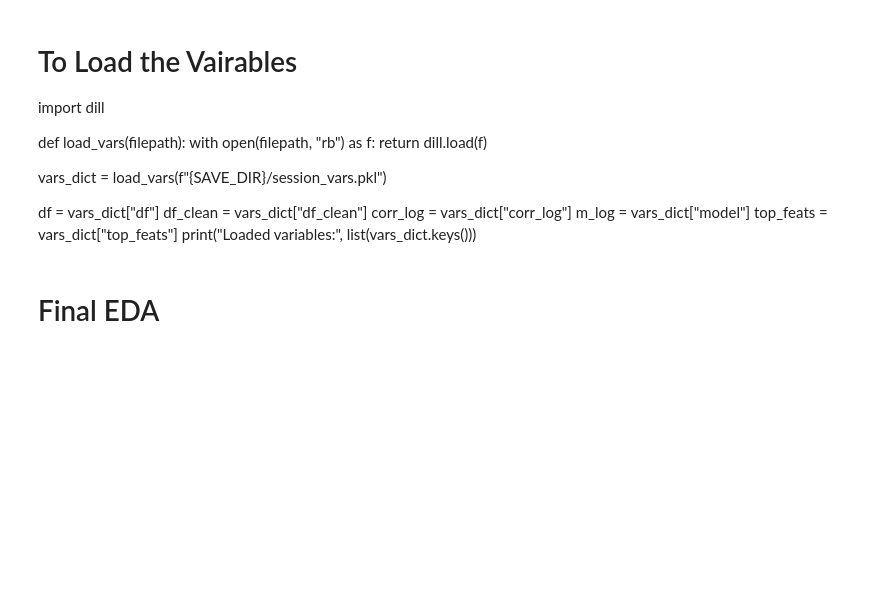
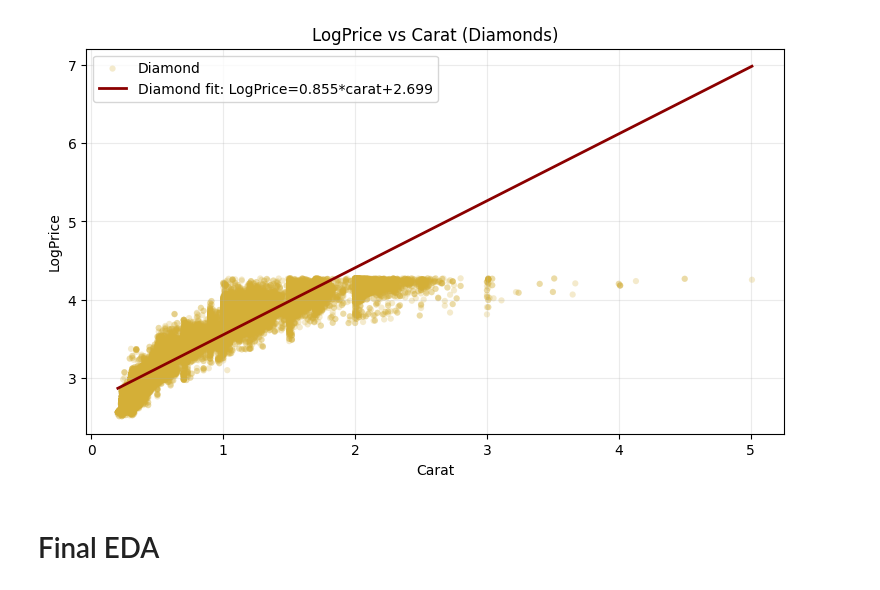
Before and after one commit to Wathsala2002/Gemstone-Price-Prediction, a Jupyter notebook: notebooks/03__EDA.ipynb, the cells around one changed output. Drawn from its saved outputs; the diff is of its cells as text; code cells hidden in the pictures; blank space fills up the shorter version.

```diff
--- a/notebooks/03__EDA.ipynb
+++ b/notebooks/03__EDA.ipynb
@@ -1,6 +1,9 @@
 # %%
 import pandas as pd
-path = "/content/drive/MyDrive/ML Final Project/Train Dataset with Log Price.csv"
+!git clone https://github.com/Wathsala2002/Gemstone-Price-Prediction.git
+%cd Gemstone-Price-Prediction
+
+path = 'data/Final_Dataset.csv'
 df = pd.read_csv(path)
 
 df.head()
@@ -8,8 +26,9 @@ df.head()
 df.shape
 df.info()
 
-# normalize Type text (optional but recommended)
-df["Type"] = df["Type"].astype(str).str.strip().str.title()
+# normalize categorical text (optional but recommended)
+# If you intended to normalize a different column, replace 'cut' with the correct column name.
+df["cut"] = df["cut"].astype(str).str.strip().str.title()
 
-df["Type"].value_counts()
+df["cut"].value_counts()
 df.nunique()
@@ -46,13 +123,17 @@ import pandas as pd
 import matplotlib.pyplot as plt
 from scipy import stats
 # %%
-target = "Price"
+target = "price"
 log_target = "LogPrice"   # <-- use the existing column from the dataset
 
 # -----------------------------
 # Basic cleaning for target(s)
 # -----------------------------
 df = df.copy()
+
+# Create LogPrice if it doesn't exist, assuming log10 transform of price
+if log_target not in df.columns:
+    df[log_target] = np.log10(df[target].clip(lower=1e-9)) # Use clip to handle price=0 if any
 
 # Coerce target columns to numeric if needed
 df[target] = pd.to_numeric(df[target], errors="coerce")
@@ -172,65 +320,36 @@ df[["Carat","X","Y","Z"]].corr()
 # %%
 import numpy as np
 import matplotlib.pyplot as plt
 
-gold = "#D4AF37"          # Diamond
-zirconia_c = "dodgerblue" # Zirconia
+gold = "#D4AF37"          # Diamond color
 
-price_col = "Price"
-log_col   = "LogPrice"    # <-- change to your dataset's log column name
+# Use 'df' because it has 'LogPrice' and 'df_clean' does not.
+# Correct column names to lowercase and remove 'Type' and 'Price' uppercase.
+# Assuming the current 'df' (from Final_Dataset.csv) contains only diamonds.
+df_plot = df[["carat", "price", "LogPrice"]].dropna().copy()
+df_plot = df_plot[(df_plot["carat"] > 0) & (df_plot["price"] > 0)]
 
-df_plot = df_clean[["Type", "Carat", price_col, log_col]].dropna().copy()
-df_plot = df_plot[(df_plot["Carat"] > 0) & (df_plot[price_col] > 0)]
-
-d = df_plot[df_plot["Type"] == "Diamond"]
-z = df_plot[df_plot["Type"] == "Zirconia"]
-
-# Use existing log column (no np.log10 / np.log / log1p)
-xd, yd = d["Carat"].to_numpy(), d[log_col].to_numpy()
-xz, yz = z["Carat"].to_numpy(), z[log_col].to_numpy()
+# Since the current df (from Final_Dataset.csv) does not have a 'Type' column
+# and is implied to be only diamonds, we treat all data as 'Diamond'.
+xd, yd = df_plot["carat"].to_numpy(), df_plot["LogPrice"].to_numpy()
 
 plt.figure(figsize=(9, 5))
 
-# Scatter
+# Scatter for Diamonds
 plt.scatter(xd, yd, alpha=0.25, s=20, c=gold, edgecolors="none", label="Diamond")
-plt.scatter(xz, yz, alpha=0.55, s=25, c=zirconia_c, edgecolors="none", label="Zirconia")
 
-# Trendline: Diamond
+# Trendline for Diamonds
 if len(xd) >= 2:
     md, bd = np.polyfit(xd, yd, 1)
     xline_d = np.linspace(xd.min(), xd.max(), 200)
     plt.plot(xline_d, md * xline_d + bd, color="darkred", linewidth=2,
-             label=f"Diamond fit: {log_col}={md:.3f}*carat+{bd:.3f}")
+             label=f"Diamond fit: LogPrice={md:.3f}*carat+{bd:.3f}")
 
-# Trendline: Zirconia
-if len(xz) >= 2:
-    mz, bz = np.polyfit(xz, yz, 1)
-    xline_z = np.linspace(xz.min(), xd.max(), 200) if len(xd) else np.linspace(xz.min(), xz.max(), 200)
-    xline_z = np.linspace(xz.min(), xz.max(), 200)
-    plt.plot(xline_z, mz * xline_z + bz, color="darkgreen", linewidth=2,
-             label=f"Zirconia fit: {log_col}={mz:.3f}*carat+{bz:.3f}")
-
-plt.title(f"{log_col} vs Carat — Diamond vs Zirconia")
+plt.title(f"LogPrice vs Carat (Diamonds)") # Updated title
 plt.xlabel("Carat")
-plt.ylabel(log_col)
+plt.ylabel("LogPrice")
 plt.grid(True, alpha=0.25)
 plt.legend()
 plt.show()
+# %% [output]
+[figure, added]
-# %% [markdown]
-# To Load the Vairables
-
-import dill
-
-def load_vars(filepath):
-    with open(filepath, "rb") as f:
-        return dill.load(f)
-
-vars_dict = load_vars(f"{SAVE_DIR}/session_vars.pkl")
-
-
-df = vars_dict["df"]
-df_clean = vars_dict["df_clean"]
-corr_log = vars_dict["corr_log"]
-m_log = vars_dict["model"]
-top_feats = vars_dict["top_feats"]
-print("Loaded variables:", list(vars_dict.keys()))
```
Also changed, not shown: parts of 29 cells of this notebook.
